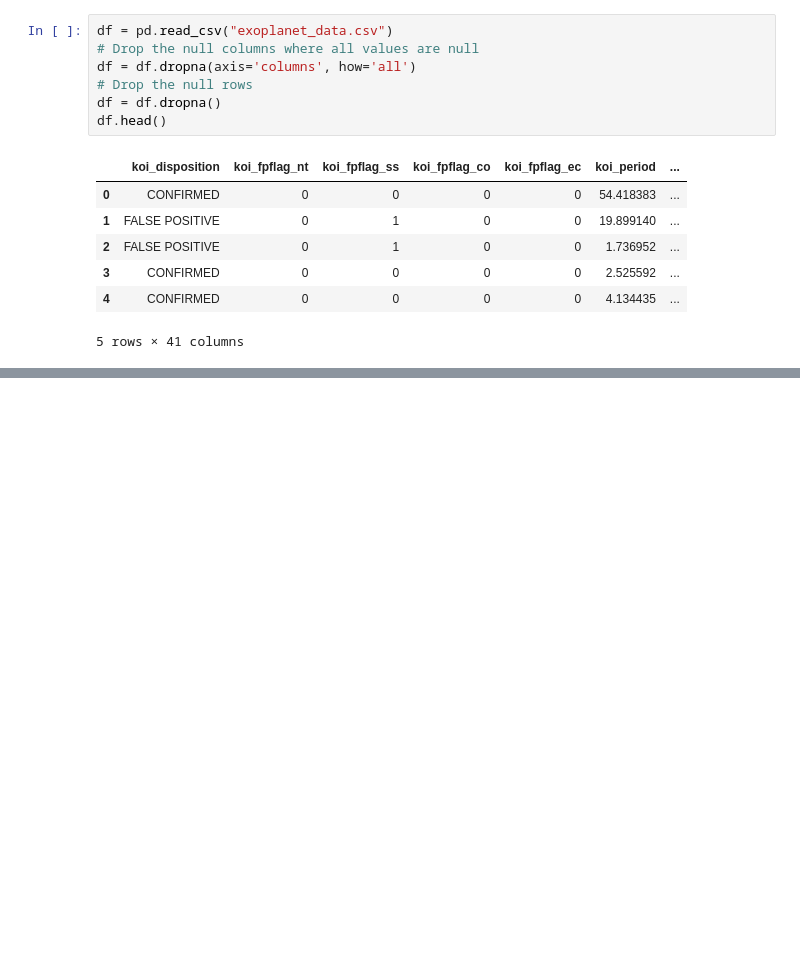
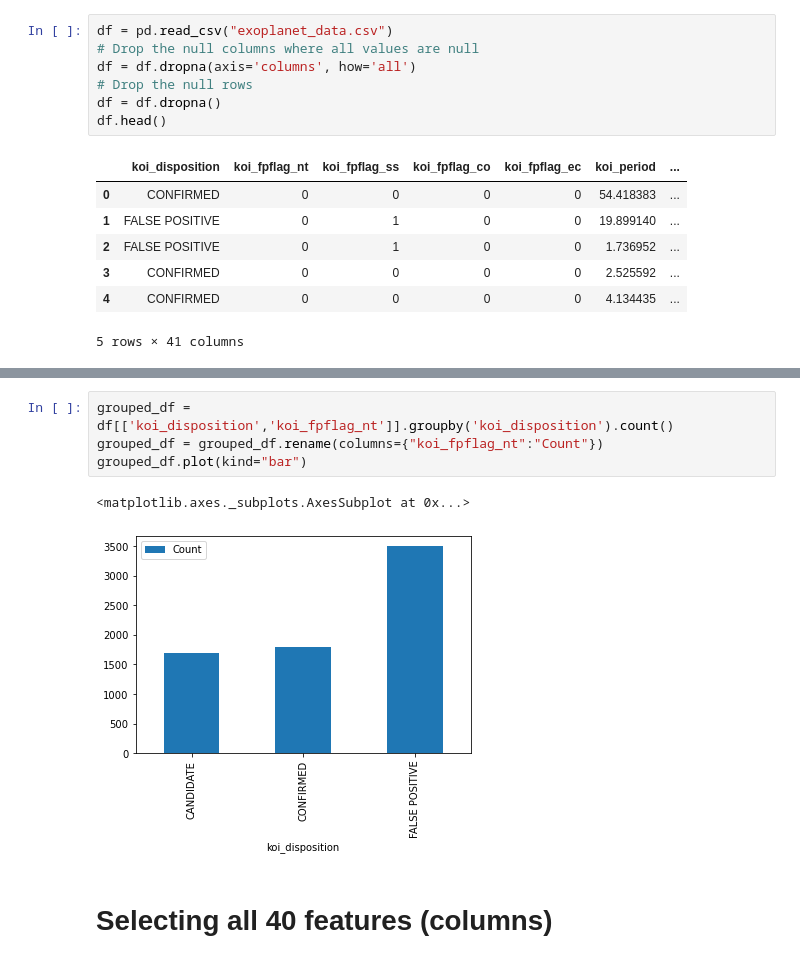
Before and after one commit to cdalsania/machine-learning-challenge, a Jupyter notebook: Model_1/Model_1-LogisticRegression.ipynb, the cells around one changed output, grey strips where cells are left out. Cells and saved outputs as stored; diff of their text form; blank space fills up the shorter version.

```diff
--- a/Model_1/Model_1-LogisticRegression.ipynb
+++ b/Model_1/Model_1-LogisticRegression.ipynb
@@ -36,0 +48,9 @@ df.head()
+# %%
+grouped_df = df[['koi_disposition','koi_fpflag_nt']].groupby('koi_disposition').count()
+grouped_df = grouped_df.rename(columns={"koi_fpflag_nt":"Count"})
+grouped_df.plot(kind="bar")
+# %% [output]
+<matplotlib.axes._subplots.AxesSubplot at 0x...>
+[figure, added]
+# %% [markdown]
+# Selecting all 40 features (columns)
```
Also changed, not shown: parts of 109 cells of this notebook.
